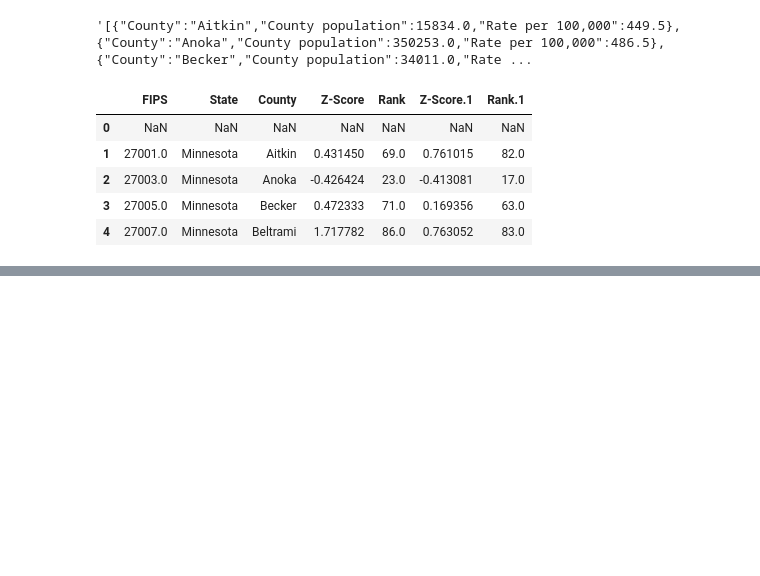
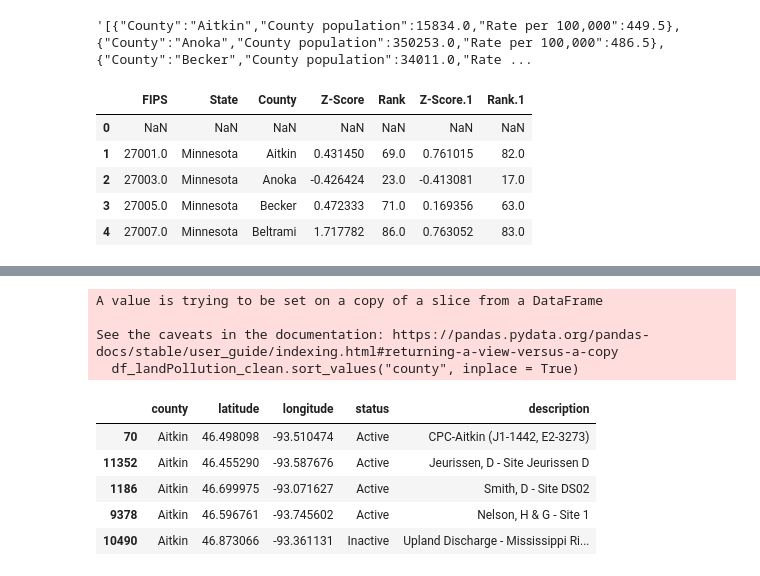
Before and after one commit to rolisingh10/Project-3, a Jupyter notebook: Project_3.ipynb, the cells around one changed output, grey strips where cells are left out. Drawn from its saved outputs; the diff is of its cells as text; code cells hidden in the pictures; blank space fills up the shorter version.

```diff
--- a/Project_3.ipynb
+++ b/Project_3.ipynb
@@ -176,0 +213,14 @@ df_healthoutcome.to_json('Output/healthoutcome.json(2023)', orient='records', li
+# %%
+df_landPollution_clean.sort_values("county", inplace = True)
+df_landPollution_clean.head()
+# %% [output]
+A value is trying to be set on a copy of a slice from a DataFrame
+
+See the caveats in the documentation: https://pandas.pydata.org/pandas-docs/stable/user_guide/indexing.html#returning-a-view-versus-a-copy
+  df_landPollution_clean.sort_values("county", inplace = True)
+|  | county | latitude | longitude | status | description |
+| 70 | Aitkin | 46.498098 | -93.510474 | Active | CPC-Aitkin (J1-1442, E2-3273) |
+| 11352 | Aitkin | 46.455290 | -93.587676 | Active | Jeurissen, D - Site Jeurissen D |
+| 1186 | Aitkin | 46.699975 | -93.071627 | Active | Smith, D - Site DS02 |
+| 9378 | Aitkin | 46.596761 | -93.745602 | Active | Nelson, H & G - Site 1 |
+| 10490 | Aitkin | 46.873066 | -93.361131 | Inactive | Upland Discharge - Mississippi Ri... |
```
Also changed, not shown: parts of 12 cells of this notebook, 3 other files.
